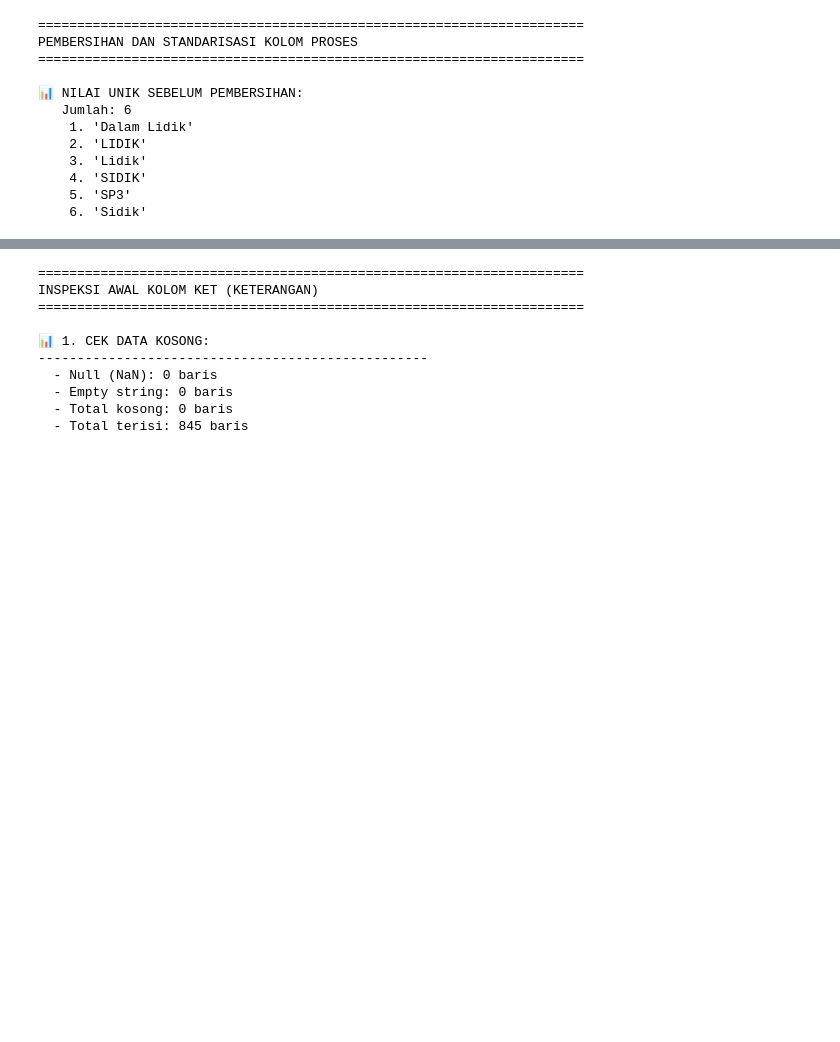
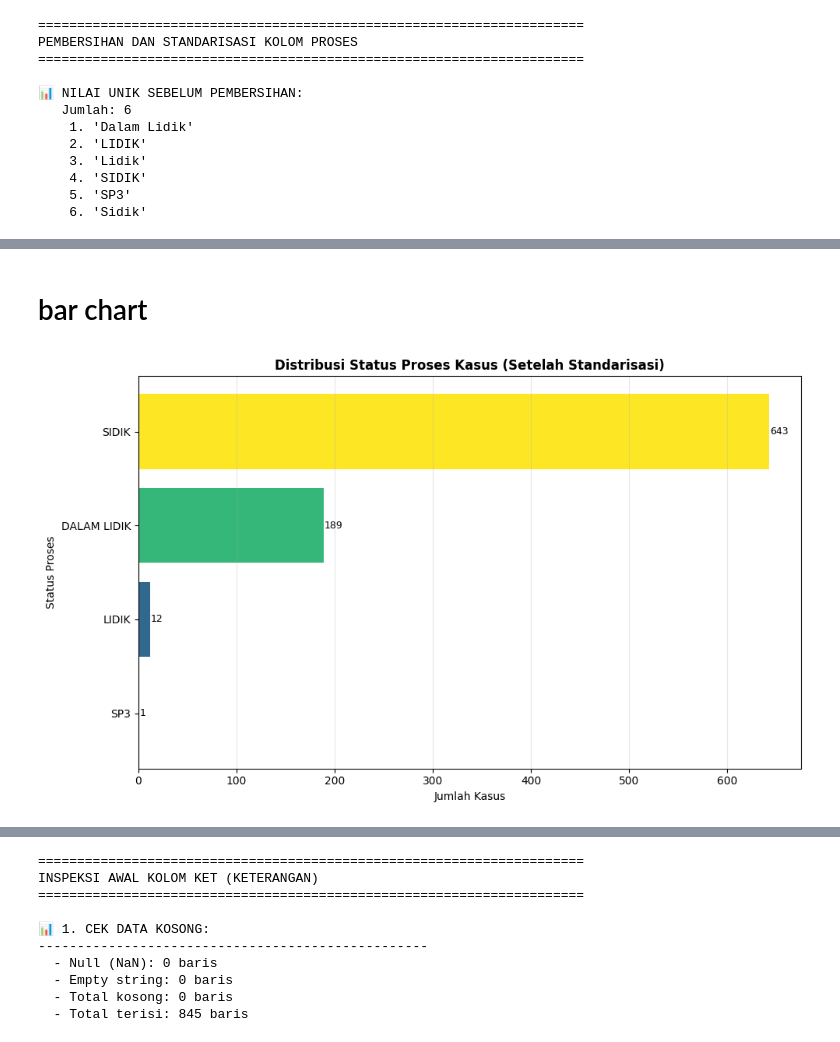
Before and after one commit to Arfandiii/Criminal_Case_Classification, a Jupyter notebook: 03_data_preparation/data_preparation.ipynb, the cells around one changed output, grey strips where cells are left out. Cells and saved outputs as stored; diff of their text form; code cells hidden in the pictures; blank space fills up the shorter version.

```diff
--- a/03_data_preparation/data_preparation.ipynb
+++ b/03_data_preparation/data_preparation.ipynb
@@ -1023,0 +1059,10 @@ PEMBERSIHAN DAN STANDARISASI KOLOM PROSES
+# %%
+# ============================================
+# HASIL SETELAH STANDARISASI
+# ============================================
+print("\n📊 NILAI UNIK SETELAH STANDARISASI:")
+unique_after = df['PROSES_STD'].unique()
+print(f"   Jumlah: {len(unique_after)}")
+for i, val in enumerate(sorted(unique_after), 1):
+    count = len(df[df['PROSES_STD'] == val])
+    print(f"   {i:2d}. '{val}' ({count} kasus)")
@@ -1023,0 +1103,13 @@ PEMBERSIHAN DAN STANDARISASI KOLOM PROSES
+# %%
+# ============================================
+# FREKUENSI FINAL
+# ============================================
+print("\n📊 FREKUENSI KET FINAL (SETELAH STANDARISASI):")
+print("-" * 60)
+
+proses_counts = df['PROSES_STD'].value_counts()
+proses_percent = df['PROSES_STD'].value_counts(normalize=True) * 100
+
+for proses, count in proses_counts.items():
+    bar = "█" * int(count / 10)
+    print(f"   {proses:30} : {count:4} kasus ({proses_percent[proses]:5.1f}%) {bar}")
@@ -1023,0 +1123,25 @@ PEMBERSIHAN DAN STANDARISASI KOLOM PROSES
+# %% [markdown]
+# bar chart
+# %%
+# ============================================
+# GRAFIK DISTRIBUSI PROSES
+# ============================================
+
+# 1. Horizontal Bar Chart
+plt.figure(figsize=(10, 6))
+proses_counts_sorted = proses_counts.sort_values(ascending=True)
+colors = plt.cm.viridis(np.linspace(0, 1, len(proses_counts_sorted)))
+bars = plt.barh(proses_counts_sorted.index, proses_counts_sorted.values, color=colors)
+
+for bar, count in zip(bars, proses_counts_sorted.values):
+    plt.text(bar.get_width() + 0.5, bar.get_y() + bar.get_height()/2,
+             str(count), ha='left', va='center', fontsize=9)
+
+plt.title('Distribusi Status Proses Kasus (Setelah Standarisasi)', fontsize=12, fontweight='bold')
+plt.xlabel('Jumlah Kasus', fontsize=10)
+plt.ylabel('Status Proses', fontsize=10)
+plt.tight_layout()
+plt.grid(axis='x', alpha=0.3)
+plt.show()
+# %% [output]
+[figure, added]
```
Also changed, not shown: parts of 40 cells of this notebook, 11 other files.
